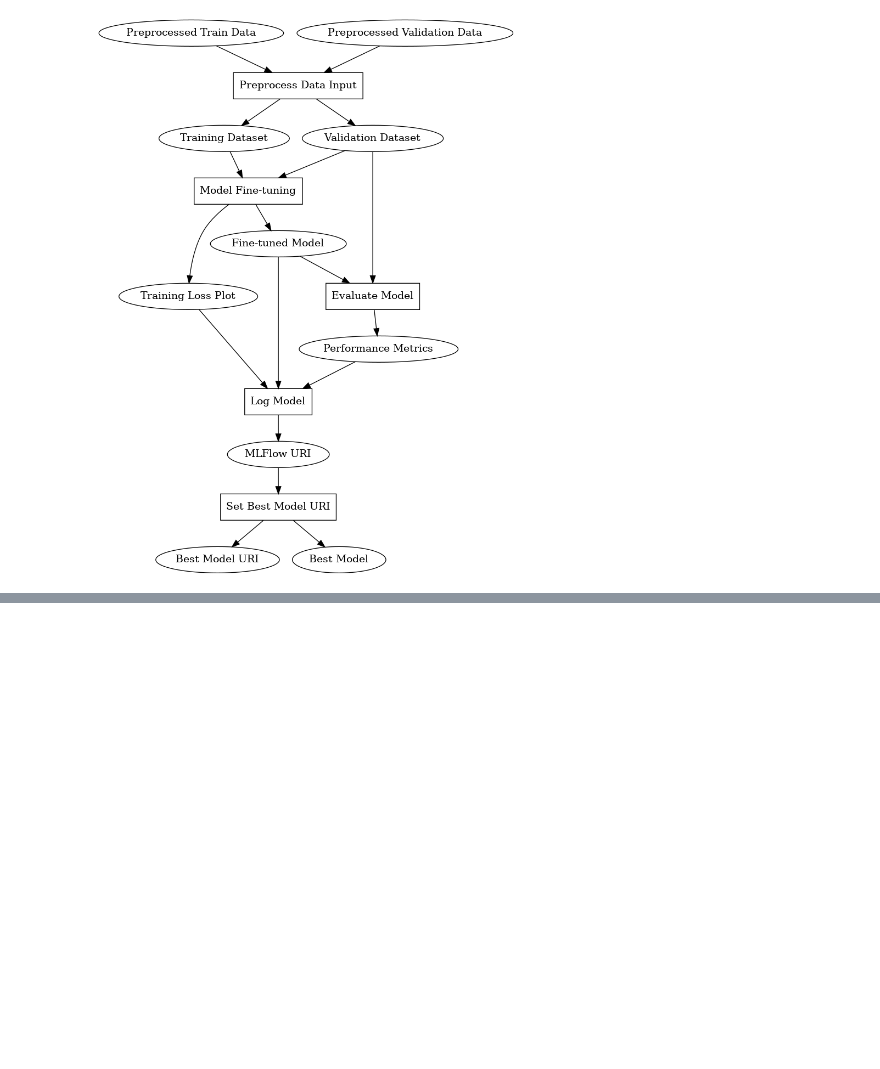
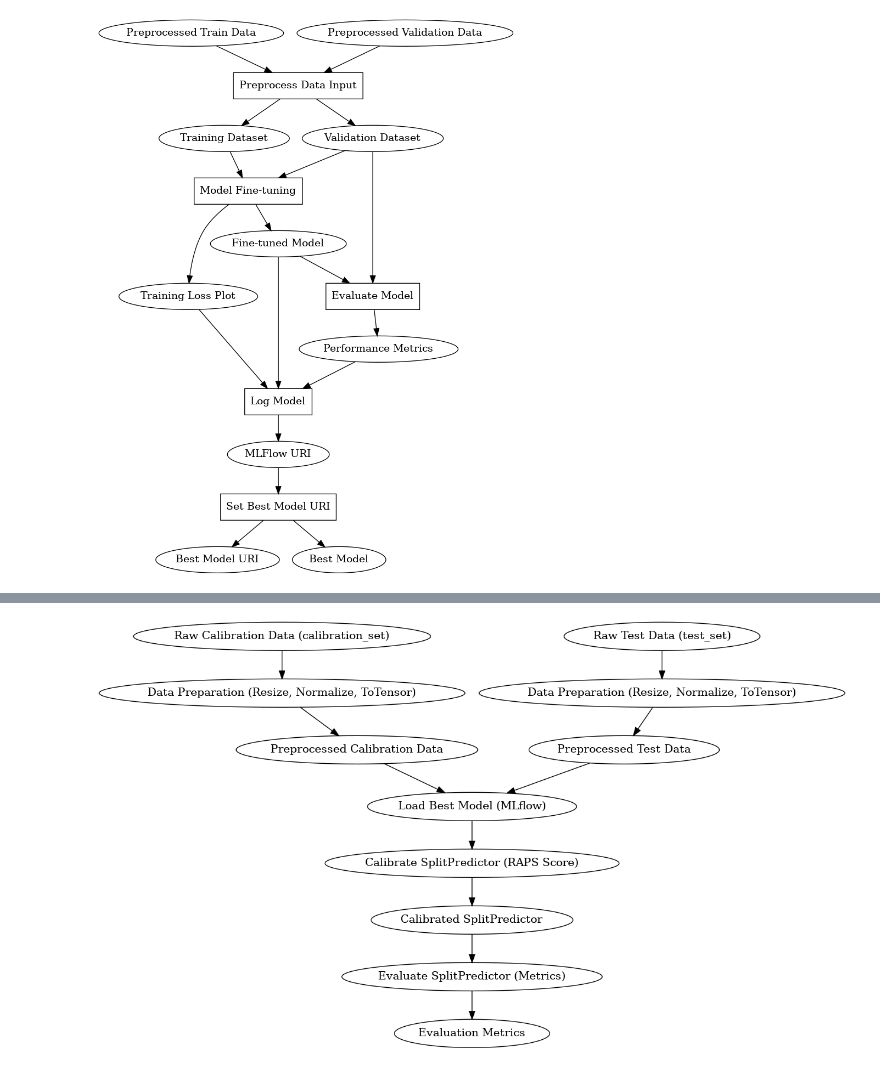
Before and after one commit to SaiMadhavanG/onco-derm-ai, a Jupyter notebook: docs/cards/mlops-card.ipynb, the cells around one changed output, grey strips where cells are left out. Cells and saved outputs as stored; diff of their text form; code cells hidden in the pictures; blank space fills up the shorter version.

```diff
--- a/docs/cards/mlops-card.ipynb
+++ b/docs/cards/mlops-card.ipynb
@@ -447,0 +637,38 @@ Image(filename="./images/Model_Training_Pipeline_Diagram.png")
+# %%
+from graphviz import Digraph
+
+# Create a directed graph for the Conformal Prediction pipeline
+dot = Digraph(comment="Conformal Prediction Pipeline")
+
+# Add nodes for each stage
+dot.node("A", "Raw Calibration Data (calibration_set)")
+dot.node("B", "Data Preparation (Resize, Normalize, ToTensor)")
+dot.node("C", "Preprocessed Calibration Data")
+dot.node("D", "Raw Test Data (test_set)")
+dot.node("E", "Data Preparation (Resize, Normalize, ToTensor)")
+dot.node("F", "Preprocessed Test Data")
+dot.node("G", "Load Best Model (MLflow)")
+dot.node("H", "Calibrate SplitPredictor (RAPS Score)")
+dot.node("I", "Calibrated SplitPredictor")
+dot.node("J", "Evaluate SplitPredictor (Metrics)")
+dot.node("K", "Evaluation Metrics")
+
+# Add edges between the nodes
+dot.edge("A", "B")
+dot.edge("B", "C")
+dot.edge("D", "E")
+dot.edge("E", "F")
+dot.edge("C", "G")
+dot.edge("F", "G")
+dot.edge("G", "H")
+dot.edge("H", "I")
+dot.edge("I", "J")
+dot.edge("J", "K")
+
+# Save the graph to a file and render as an image
+output_path = "./images/conformal_prediction_pipeline"
+dot.render(output_path, format="png", cleanup=True)
+
+Image(filename=output_path + ".png")
+# %% [output]
+[figure, added]
```
Also changed, not shown: parts of 15 cells of this notebook, 12 other files.
